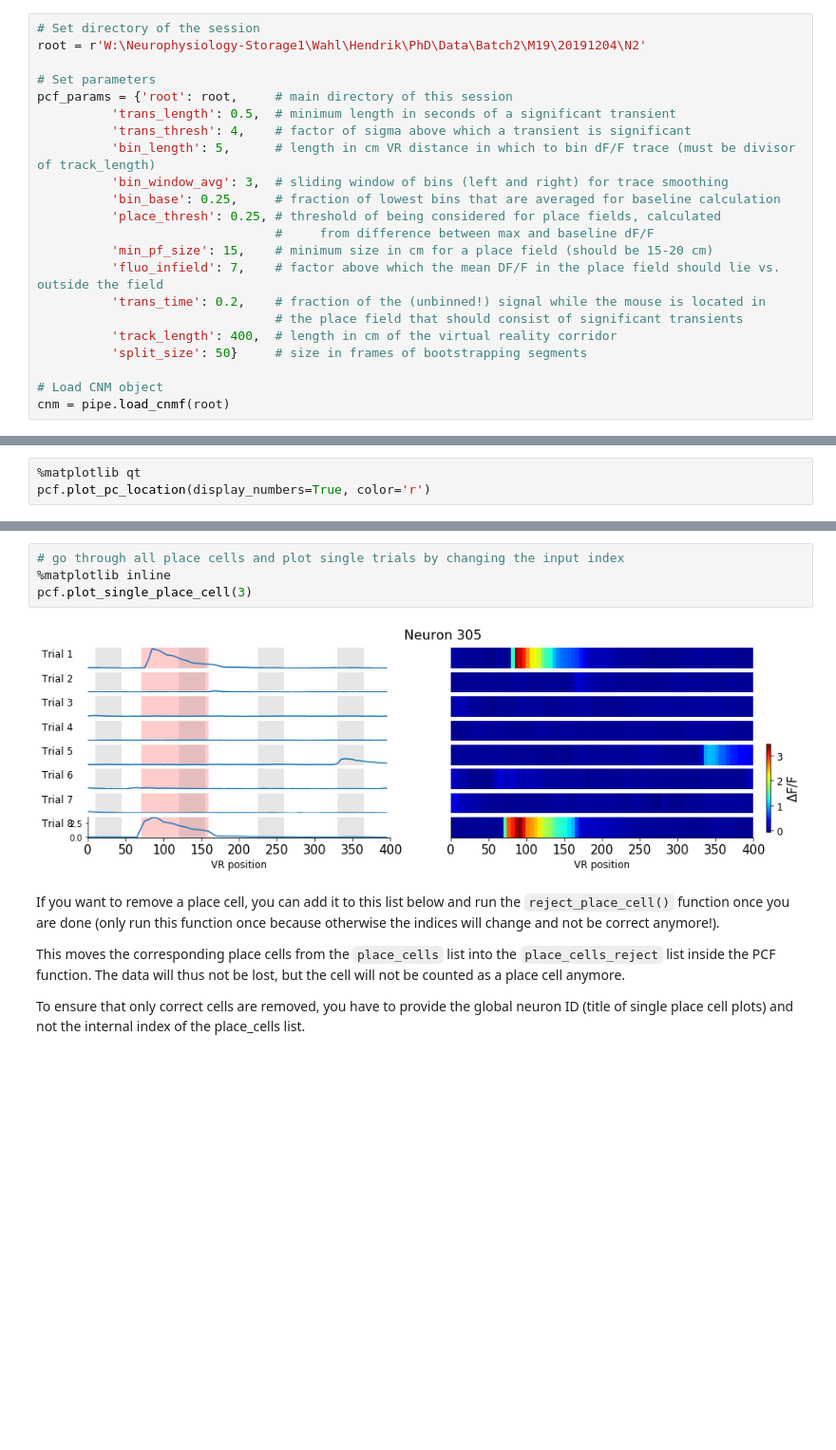
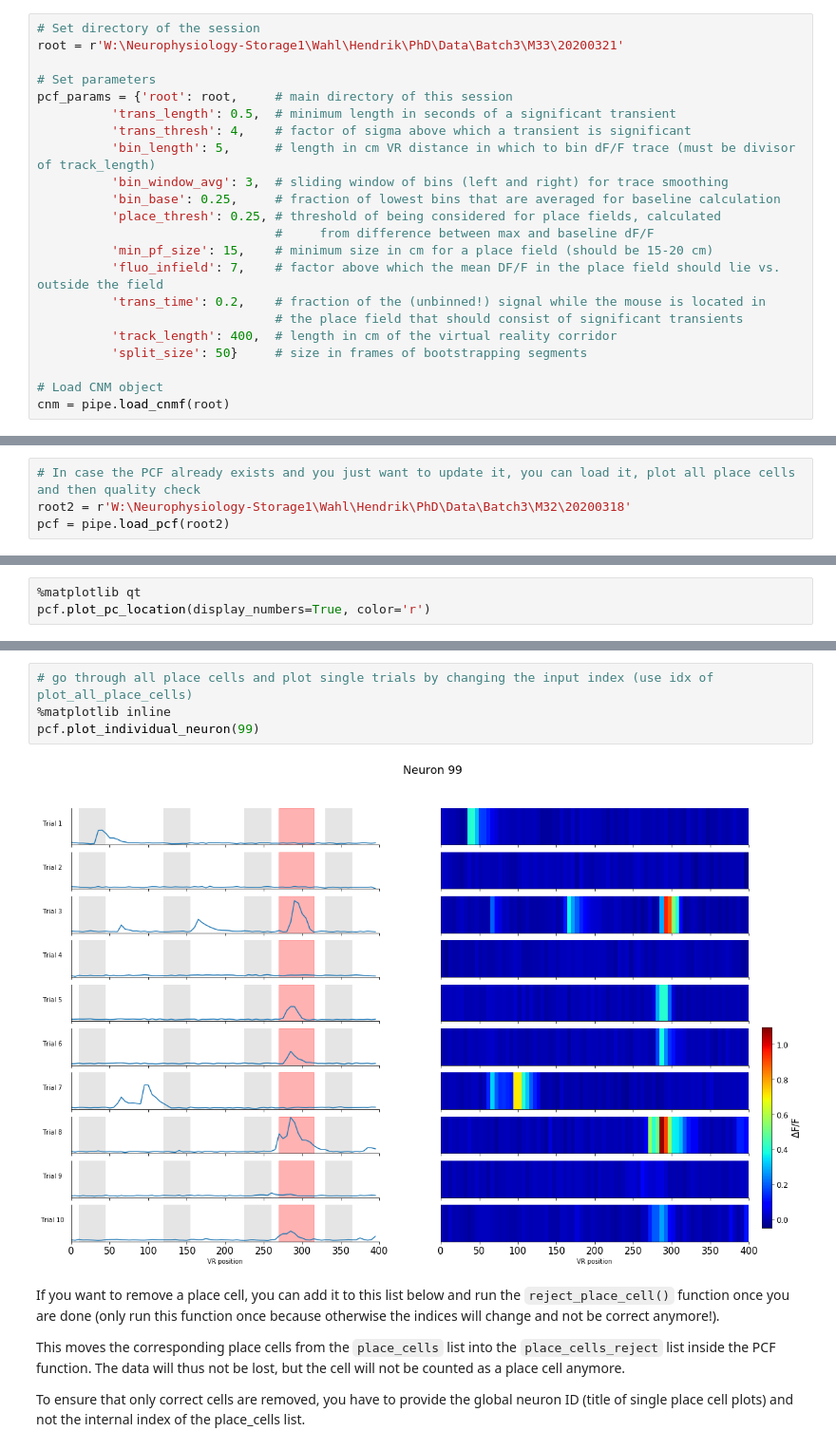
Before and after one commit to Hendriela/Custom_caiman, a Jupyter notebook: notebooks/04_Place_cell_detection.ipynb, the cells around one changed output, grey strips where cells are left out. Shown at 95% size. Saved outputs shown, nothing was run; the diff lists cells and outputs as text; blank space fills up the shorter version.

Commit message:
Incorporate plot_single_place_cell functionality into plot_individual_neuron()
Signed-off-by: Hendriela <hendrik-heiser@gmx.de>

```diff
--- a/notebooks/04_Place_cell_detection.ipynb
+++ b/notebooks/04_Place_cell_detection.ipynb
@@ -20,7 +23,7 @@ import place_cell_pipeline as pipe
 ### Load data in the CNM object and set Place Cell Finder parameters
 # %%
 # Set directory of the session
-root = r'W:\Neurophysiology-Storage1\Wahl\Hendrik\PhD\Data\Batch2\M19\20191204\N2'
+root = r'W:\Neurophysiology-Storage1\Wahl\Hendrik\PhD\Data\Batch3\M33\20200321'
 
 # Set parameters
 pcf_params = {'root': root,     # main directory of this session
@@ -138,0 +129,4 @@ Done! 17 place cells found in total!
+# %%
+# In case the PCF already exists and you just want to update it, you can load it, plot all place cells and then quality check
+root2 = r'W:\Neurophysiology-Storage1\Wahl\Hendrik\PhD\Data\Batch3\M32\20200318'
+pcf = pipe.load_pcf(root2)
@@ -150,9 +147,9 @@ Second, if we are sure that these components are true cells, we have to see if t
 # %%
-# go through all place cells and plot single trials by changing the input index
+# go through all place cells and plot single trials by changing the input index (use idx of plot_all_place_cells)
 %matplotlib inline
-pcf.plot_single_place_cell(3)
+pcf.plot_individual_neuron(99)
 # %% [output]
-[figure, old version]
+[figure, new version]
 # %% [markdown]
 If you want to remove a place cell, you can add it to this list below and run the ``reject_place_cell()`` function once you are done (only run this function once because otherwise the indices will change and not be correct anymore!).
 
```
Also changed, not shown: parts of 13 cells of this notebook, 4 other files.
